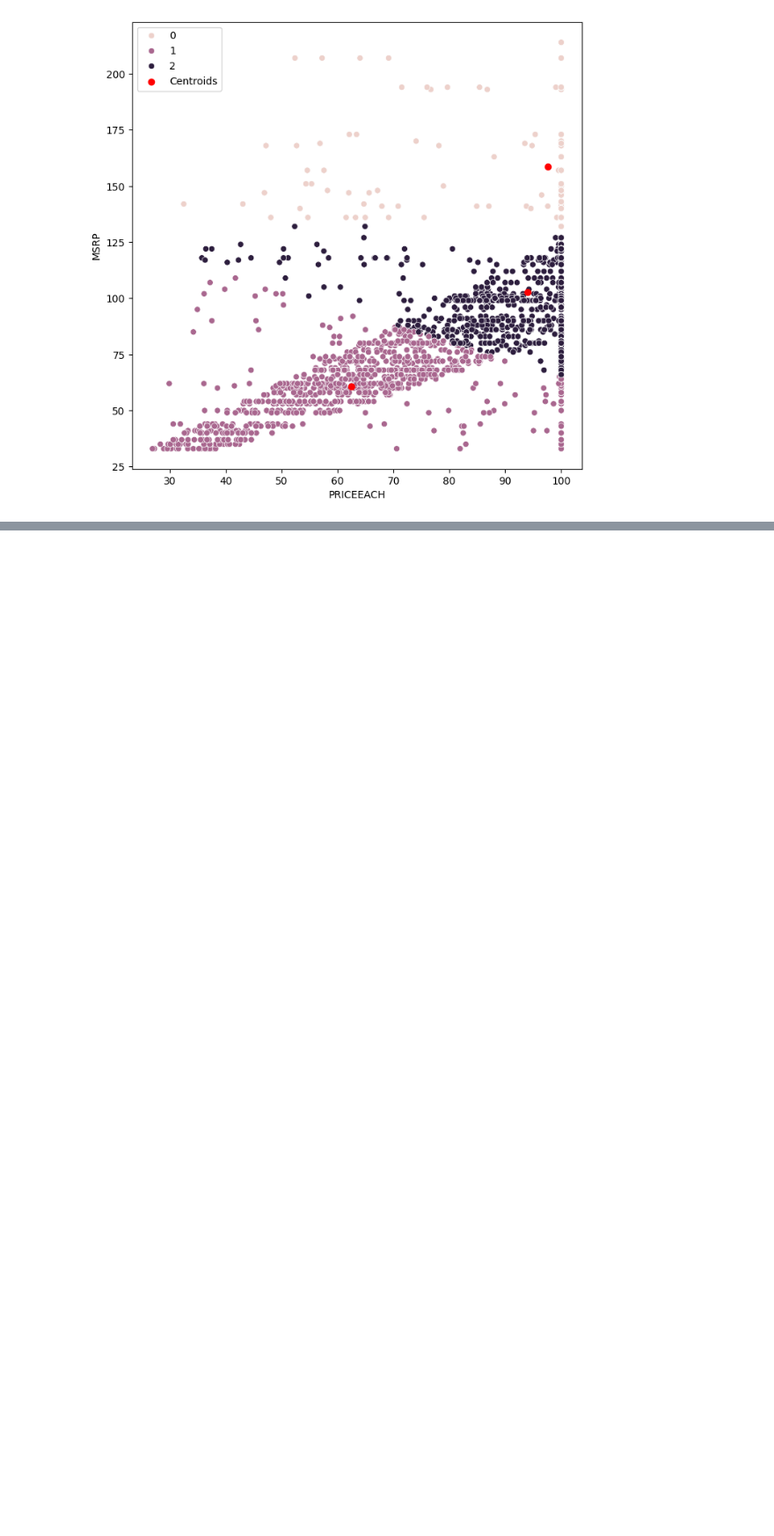
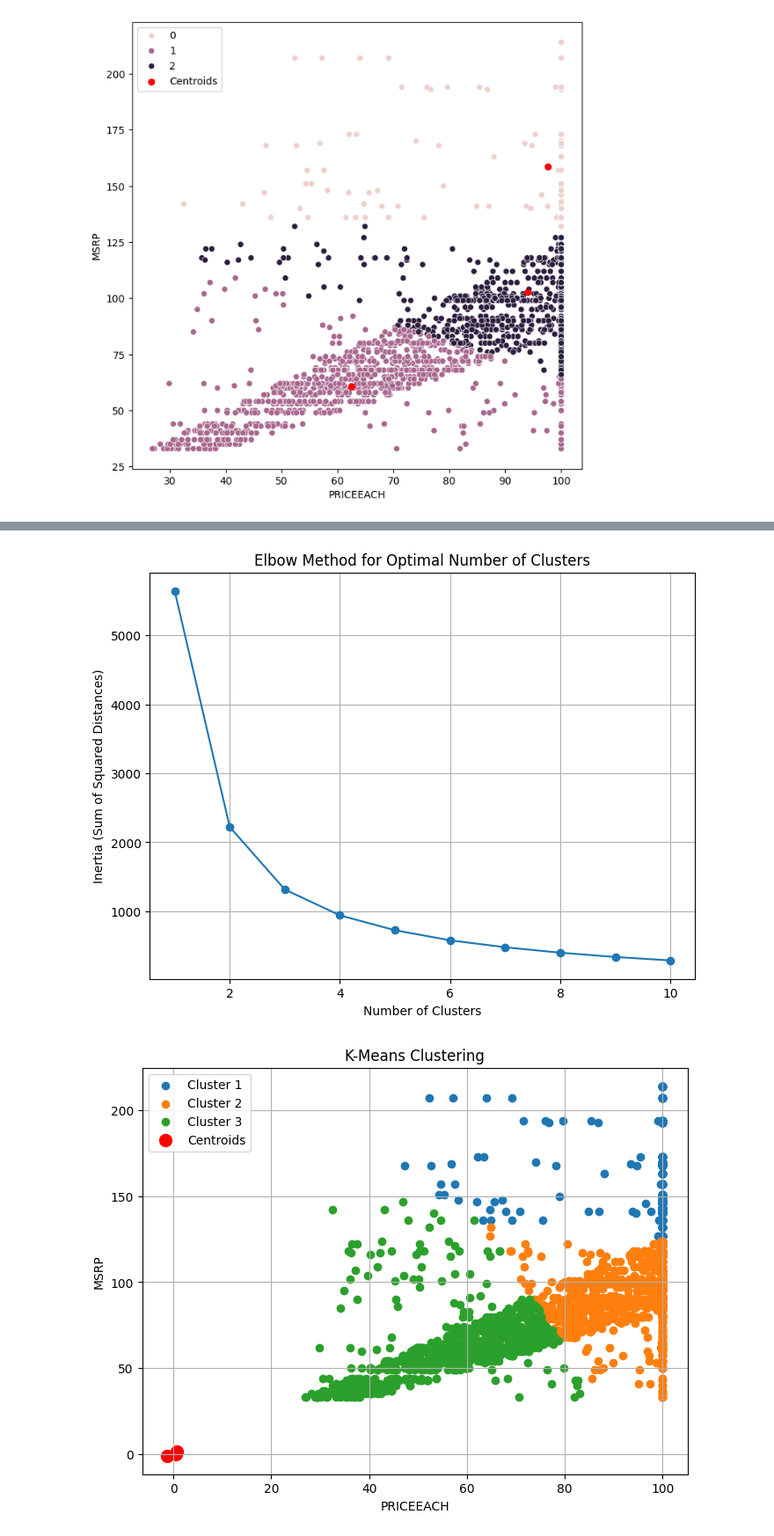
Before and after one commit to zopalu/zopaluml, a Jupyter notebook: kmeansClustering.ipynb, the cells around one changed output, grey strips where cells are left out. Shown at 88% size. Cells and saved outputs as stored; diff of their text form; code cells hidden in the pictures; blank space fills up the shorter version.

```diff
--- a/kmeansClustering.ipynb
+++ b/kmeansClustering.ipynb
@@ -123,0 +117,62 @@ array([[ 98.88925714, 167.01142857],
+# %%
+import pandas as pd
+import numpy as np
+import matplotlib.pyplot as plt
+from sklearn.cluster import KMeans
+from sklearn.preprocessing import StandardScaler
+
+# Load the dataset with the specified encoding
+data = pd.read_csv('sales_data_sample.csv', encoding='ISO-8859-1')
+# Extract the relevant columns
+X = data[['PRICEEACH', 'MSRP']]
+
+# Standardize the data
+scaler = StandardScaler()
+X_scaled = scaler.fit_transform(X)
+
+# Initialize an empty list to store the sum of squared distances (inertia)
+inertia = []
+
+# Determine the optimal number of clusters using the elbow method
+for n_clusters in range(1, 11):
+    kmeans = KMeans(n_clusters=n_clusters, random_state=42)
+    kmeans.fit(X_scaled)
+    inertia.append(kmeans.inertia_)
+
+# Plot the elbow curve
+plt.figure(figsize=(8, 6))
+plt.plot(range(1, 11), inertia, marker='o')
+plt.title('Elbow Method for Optimal Number of Clusters')
+plt.xlabel('Number of Clusters')
+plt.ylabel('Inertia (Sum of Squared Distances)')
+plt.grid()
+plt.show()
+
+# From the elbow curve, determine the optimal number of clusters (elbow point)
+# In this case, it looks like the optimal number of clusters is around 3
+
+# Perform K-Means clustering with the selected number of clusters (e.g., 3)
+optimal_n_clusters = 3
+kmeans = KMeans(n_clusters=optimal_n_clusters, random_state=42)
+data['Cluster'] = kmeans.fit_predict(X_scaled)
+
+# You can now analyze the 'Cluster' column in the 'data' DataFrame to see how data points are clustered.
+
+# Optional: Visualize the clusters
+plt.figure(figsize=(8, 6))
+for cluster_label in range(optimal_n_clusters):
+    plt.scatter(data[data['Cluster'] == cluster_label]['PRICEEACH'],
+                data[data['Cluster'] == cluster_label]['MSRP'],
+                label=f'Cluster {cluster_label + 1}')
+
+plt.scatter(kmeans.cluster_centers_[:, 0], kmeans.cluster_centers_[:, 1],
+            s=100, c='red', label='Centroids')
+plt.title('K-Means Clustering')
+plt.xlabel('PRICEEACH')
+plt.ylabel('MSRP')
+plt.legend()
+plt.grid()
+plt.show()
+# %% [output]
+[figure, added]
+[figure, added]
```
Also changed, not shown: parts of 1 cell of this notebook, 5 other files.
